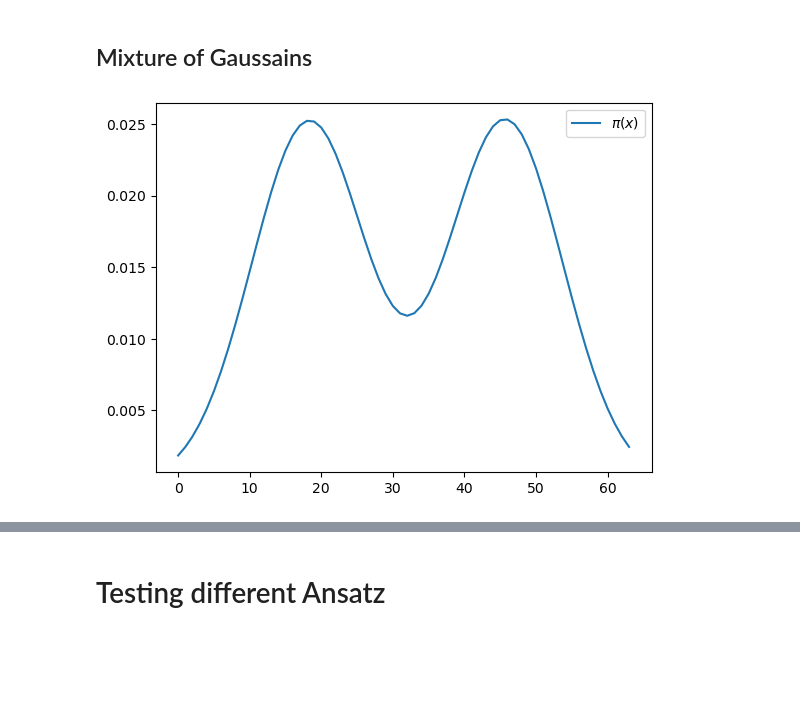
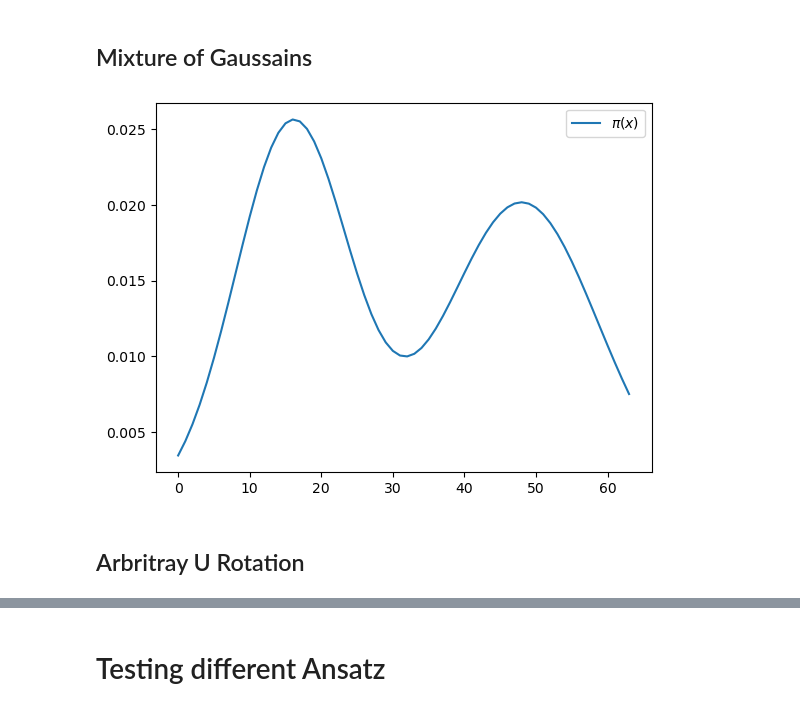
Before and after one commit to noorainnoorani/QCBM_HeavyTails, a Jupyter notebook: QCBM Pennylane Ansatz Test.ipynb, the cells around one changed output, grey strips where cells are left out. Drawn from its saved outputs; the diff is of its cells as text; code cells hidden in the pictures; blank space fills up the shorter version.

```diff
--- a/QCBM Pennylane Ansatz Test.ipynb
+++ b/QCBM Pennylane Ansatz Test.ipynb
@@ -44,23 +18,25 @@ class QCBM:
 # %%
 def mixture_gaussian_pdf(x, mus, sigmas):
     mus, sigmas = np.array(mus), np.array(sigmas)
     vars = sigmas**2
     values = [
         (1 / np.sqrt(2 * np.pi * v)) * np.exp(-((x - m) ** 2) / (2 * v)) for m, v in zip(mus, vars)
     ]
     values = np.sum([val / sum(val) for val in values], axis=0)
     return values / np.sum(values)
 
 
 n_qubits = 6
 x_max = 2**n_qubits
 x_input = np.arange(x_max)
-mus = [(2 / 7) * x_max, (5 / 7) * x_max]
-sigmas = [x_max / 8] * 2
+mus = [(1 / 4) * x_max, (3 / 4) * x_max]
+sigmas = [x_max / 8, x_max/6]
 data = mixture_gaussian_pdf(x_input, mus, sigmas)
 
 plt.plot(data, label=r"$\pi(x)$")
 plt.legend()
 plt.show()
 # %% [output]
-[figure, old version]
+[figure, new version]
+# %% [markdown]
+## Arbritray U Rotation
```
Also changed, not shown: parts of 29 cells of this notebook, 3 other files.
